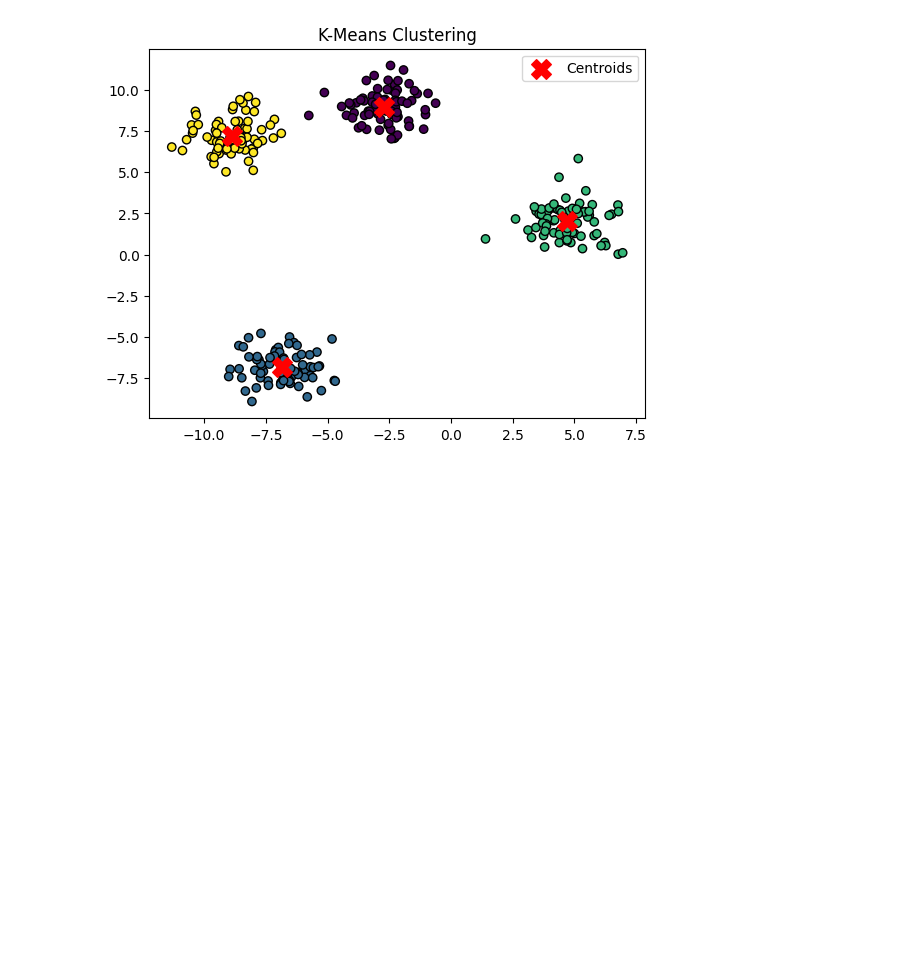
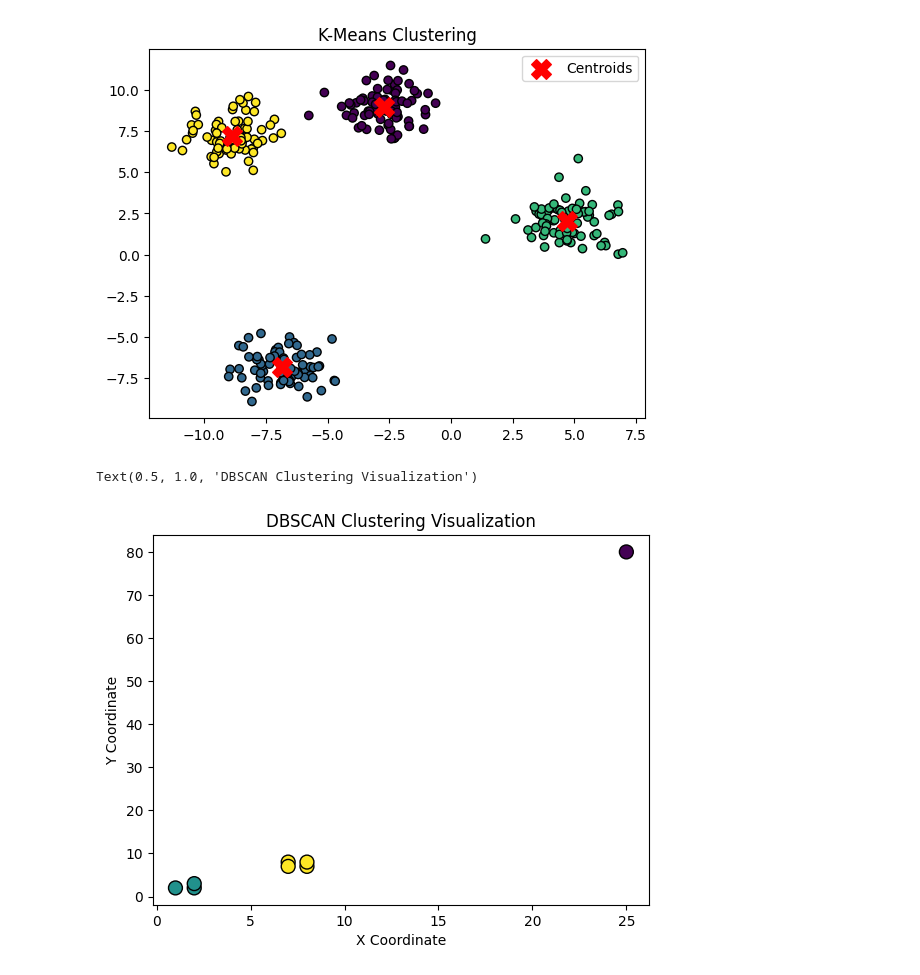
Before and after one commit to Govind-kumawat2002/4to6monthdatascience, a Jupyter notebook: Machine Learning/kmeans/basic.ipynb, the cells around one changed output. Drawn from its saved outputs; the diff is of its cells as text; code cells hidden in the pictures; blank space fills up the shorter version.

Commit message:
dbscan

```diff
--- a/Machine Learning/kmeans/basic.ipynb
+++ b/Machine Learning/kmeans/basic.ipynb
@@ -108,3 +108,29 @@ plt.show()
 import pandas as pd
 # %%
 x =pd.DataFrame(x)
+# %%
+import numpy as np
+import matplotlib.pyplot as plt
+from sklearn.cluster import DBSCAN
+
+# Generate sample spatial data
+X = np.array([[1, 2], [2, 2], [2, 3], [8, 7], [8, 8], [25, 80], [7, 8], [7, 7]])
+
+# Apply DBSCAN clustering
+dbscan = DBSCAN(eps=2, min_samples=2)
+labels = dbscan.fit_predict(X)
+
+# Plot the points with colors indicating cluster assignment
+plt.scatter(X[:, 0], X[:, 1], c=labels, cmap='viridis', edgecolors='k', s=100)
+plt.xlabel("X Coordinate")
+plt.ylabel("Y Coordinate")
+plt.title("DBSCAN Clustering Visualization")
+
+# Highlight noise points (marked as -1)
+# noise = X[labels == -1]
+# if len(noise) > 0:
+#     plt.scatter(noise[:, 0], noise[:, 1], c='red',
+#     )
+# %% [output]
+Text(0.5, 1.0, 'DBSCAN Clustering Visualization')
+[figure, added]
```
Also changed, not shown: parts of 2 cells of this notebook.
